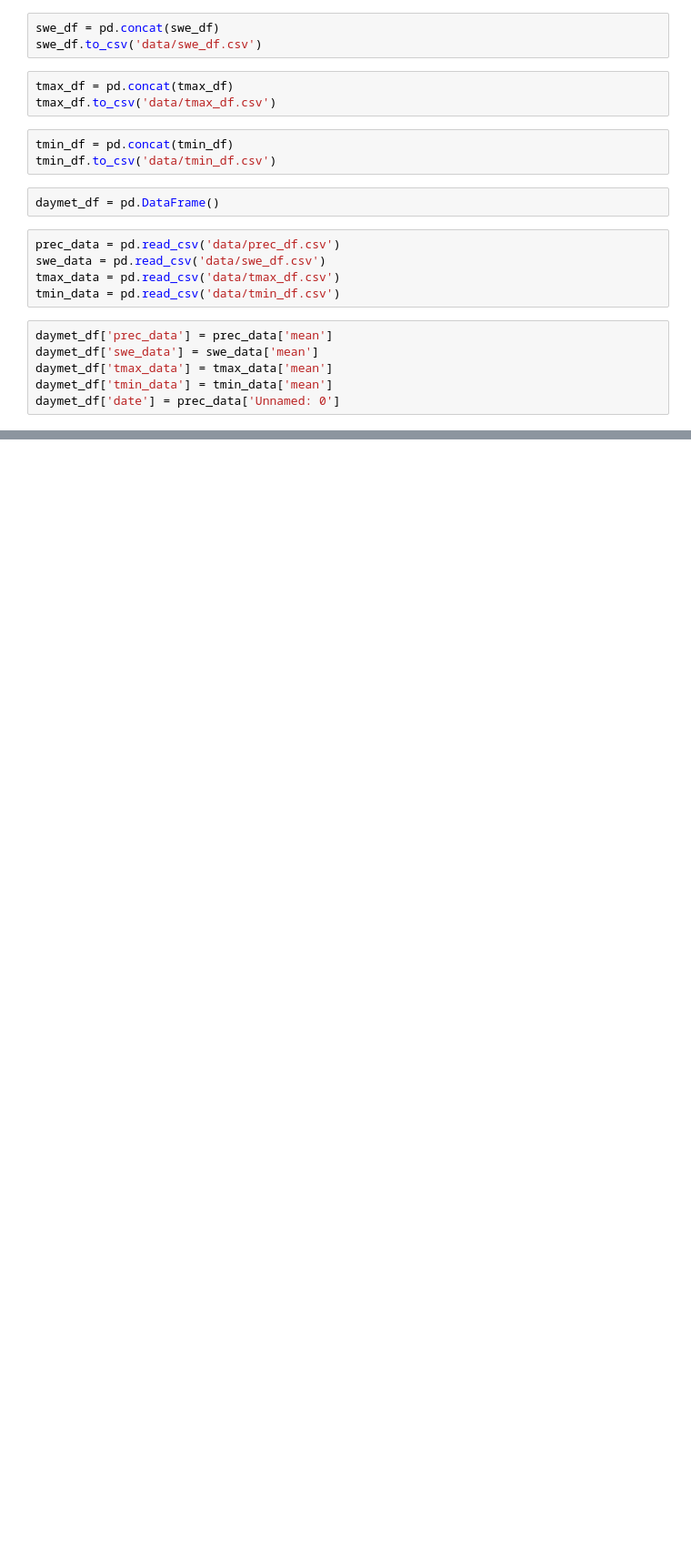
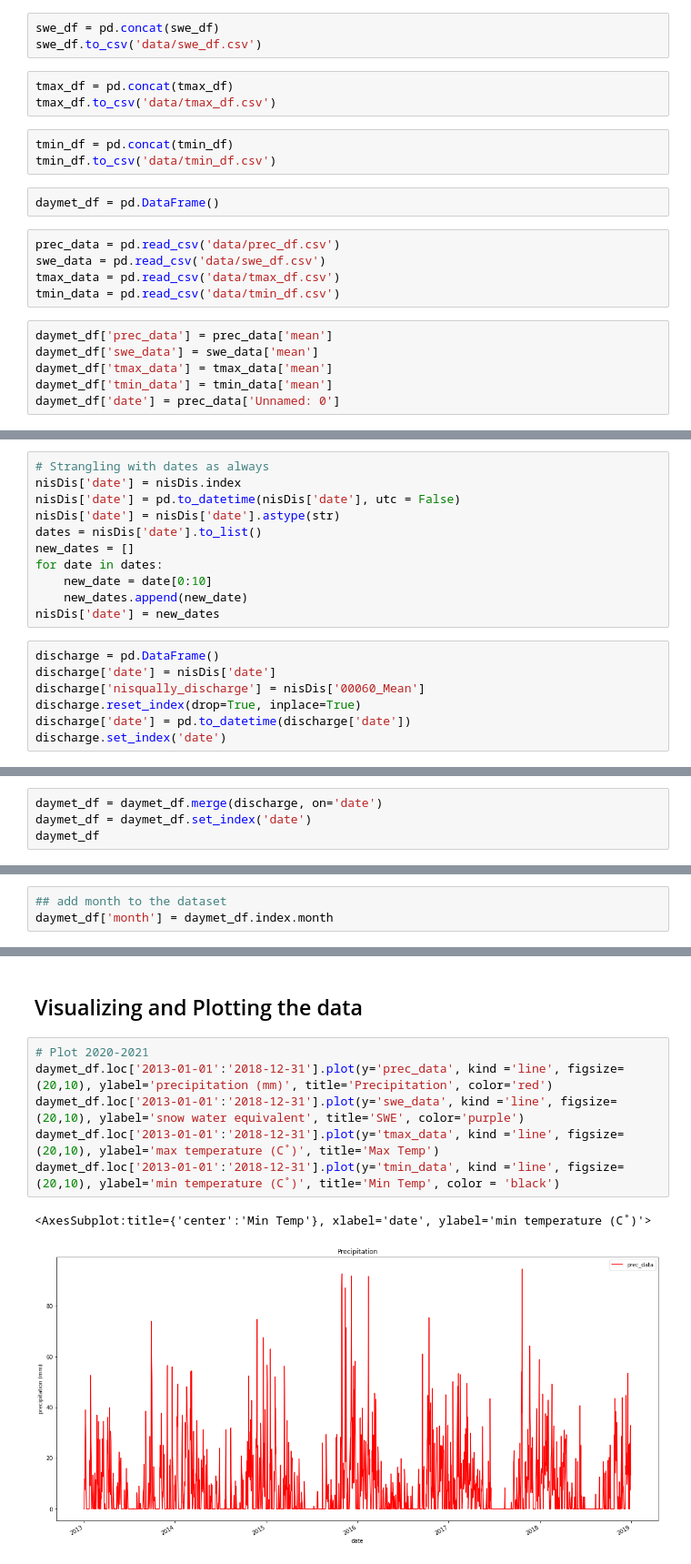
Before and after one commit to ianvd/gage-guesser, a Jupyter notebook: Main.ipynb, the cells around one changed output, grey strips where cells are left out. Shown at 91% size. Drawn from its saved outputs; the diff is of its cells as text; blank space fills up the shorter version.

Commit message:
push main frame

```diff
--- a/Main.ipynb
+++ b/Main.ipynb
@@ -1021,0 +899,18 @@ modis['Modis Precipitation'].plot()
+# %%
+# Strangling with dates as always
+nisDis['date'] = nisDis.index
+nisDis['date'] = pd.to_datetime(nisDis['date'], utc = False)
+nisDis['date'] = nisDis['date'].astype(str)
+dates = nisDis['date'].to_list()
+new_dates = []
+for date in dates:
+    new_date = date[0:10]
+    new_dates.append(new_date)
+nisDis['date'] = new_dates
+# %%
+discharge = pd.DataFrame()
+discharge['date'] = nisDis['date']
+discharge['nisqually_discharge'] = nisDis['00060_Mean']
+discharge.reset_index(drop=True, inplace=True)
+discharge['date'] = pd.to_datetime(discharge['date'])
+discharge.set_index('date')
@@ -1021,0 +949,4 @@ modis['Modis Precipitation'].plot()
+# %%
+daymet_df = daymet_df.merge(discharge, on='date')
+daymet_df = daymet_df.set_index('date')
+daymet_df
@@ -1021,0 +968,3 @@ modis['Modis Precipitation'].plot()
+# %%
+## add month to the dataset
+daymet_df['month'] = daymet_df.index.month
@@ -1021,0 +988,11 @@ modis['Modis Precipitation'].plot()
+# %% [markdown]
+## Visualizing and Plotting the data
+# %%
+# Plot 2020-2021
+daymet_df.loc['2013-01-01':'2018-12-31'].plot(y='prec_data', kind ='line', figsize=(20,10), ylabel='precipitation (mm)', title='Precipitation', color='red')
+daymet_df.loc['2013-01-01':'2018-12-31'].plot(y='swe_data', kind ='line', figsize=(20,10), ylabel='snow water equivalent', title='SWE', color='purple')
+daymet_df.loc['2013-01-01':'2018-12-31'].plot(y='tmax_data', kind ='line', figsize=(20,10), ylabel='max temperature (C˚)', title='Max Temp')
+daymet_df.loc['2013-01-01':'2018-12-31'].plot(y='tmin_data', kind ='line', figsize=(20,10), ylabel='min temperature (C˚)', title='Min Temp', color = 'black')
+# %% [output]
+<AxesSubplot:title={'center':'Min Temp'}, xlabel='date', ylabel='min temperature (C˚)'>
+[figure, added]
```
Also changed, not shown: parts of 47 cells of this notebook.
